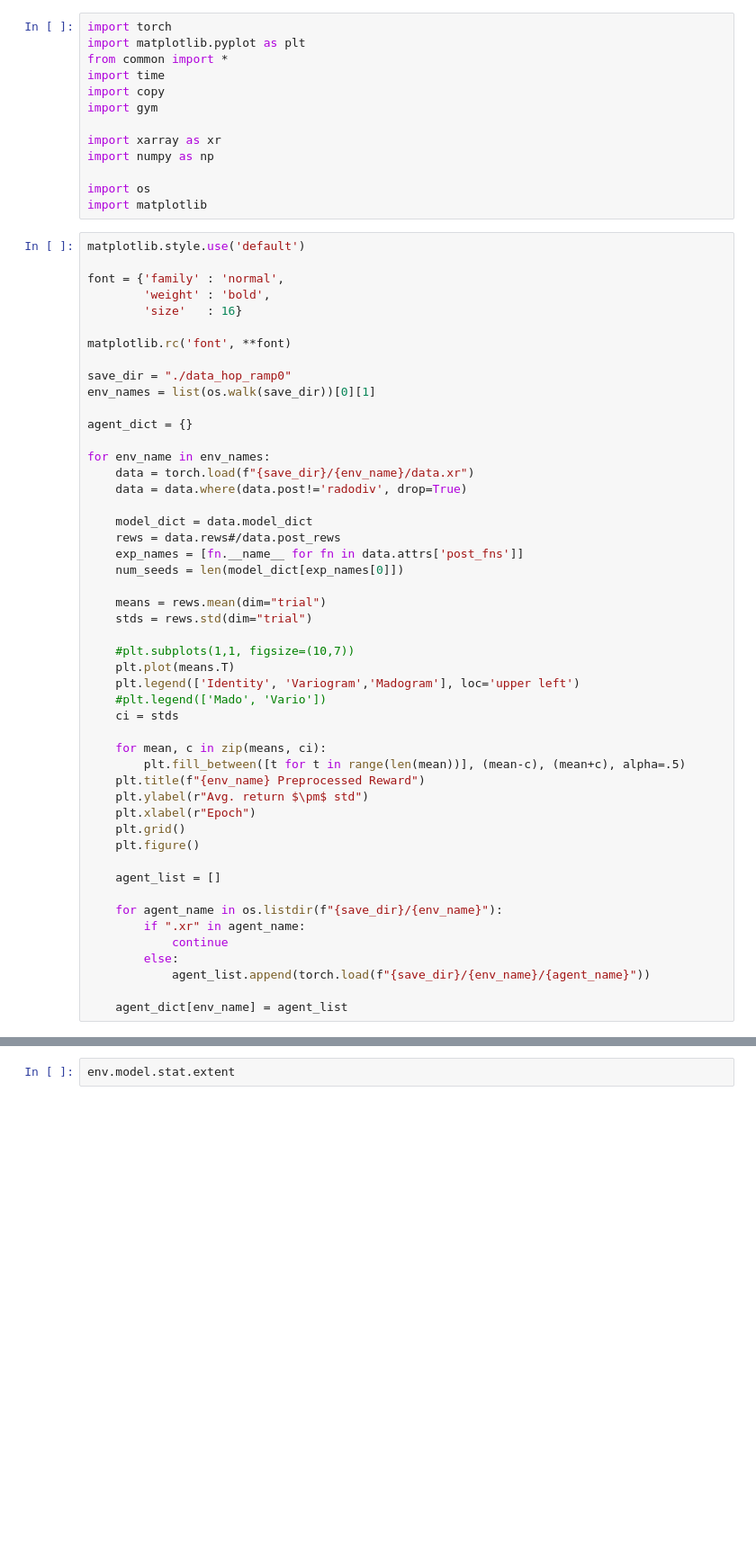
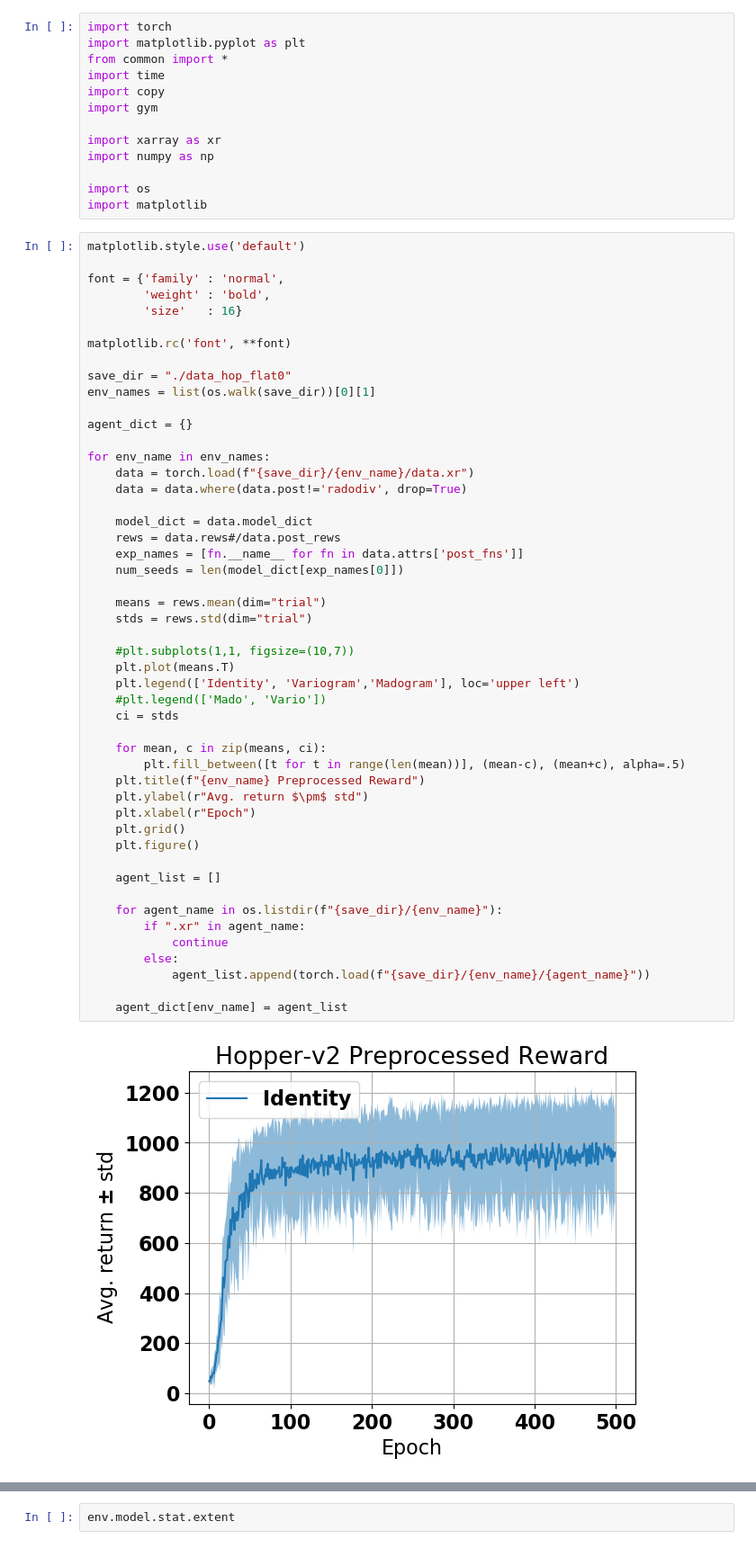
Before and after one commit to sgillen/switching_control, a Jupyter notebook: src/load_ars_agents.ipynb, the cells around one changed output, grey strips where cells are left out. Shown at 90% size. Cells and saved outputs as stored; diff of their text form; blank space fills up the shorter version.

```diff
--- a/src/load_ars_agents.ipynb
+++ b/src/load_ars_agents.ipynb
@@ -20,7 +20,7 @@ font = {'family' : 'normal',
 
 matplotlib.rc('font', **font)
 
-save_dir = "./data_hop_ramp0"
+save_dir = "./data_hop_flat0"
 env_names = list(os.walk(save_dir))[0][1]
 
 agent_dict = {}
@@ -34,30 +34,31 @@ for env_name in env_names:
     exp_names = [fn.__name__ for fn in data.attrs['post_fns']]
     num_seeds = len(model_dict[exp_names[0]])
 
     means = rews.mean(dim="trial")
     stds = rews.std(dim="trial")
 
     #plt.subplots(1,1, figsize=(10,7))
     plt.plot(means.T)
     plt.legend(['Identity', 'Variogram','Madogram'], loc='upper left')
     #plt.legend(['Mado', 'Vario'])
     ci = stds
 
     for mean, c in zip(means, ci):
         plt.fill_between([t for t in range(len(mean))], (mean-c), (mean+c), alpha=.5)
     plt.title(f"{env_name} Preprocessed Reward")
     plt.ylabel(r"Avg. return $\pm$ std")
     plt.xlabel(r"Epoch")
     plt.grid()
     plt.figure()
 
     agent_list = []
 
     for agent_name in os.listdir(f"{save_dir}/{env_name}"):
         if ".xr" in agent_name:
             continue
         else:
             agent_list.append(torch.load(f"{save_dir}/{env_name}/{agent_name}"))
 
     agent_dict[env_name] = agent_list
 # %% [output]
+[figure, new version]
```
Also changed, not shown: parts of 4 cells of this notebook, 5 other files.
